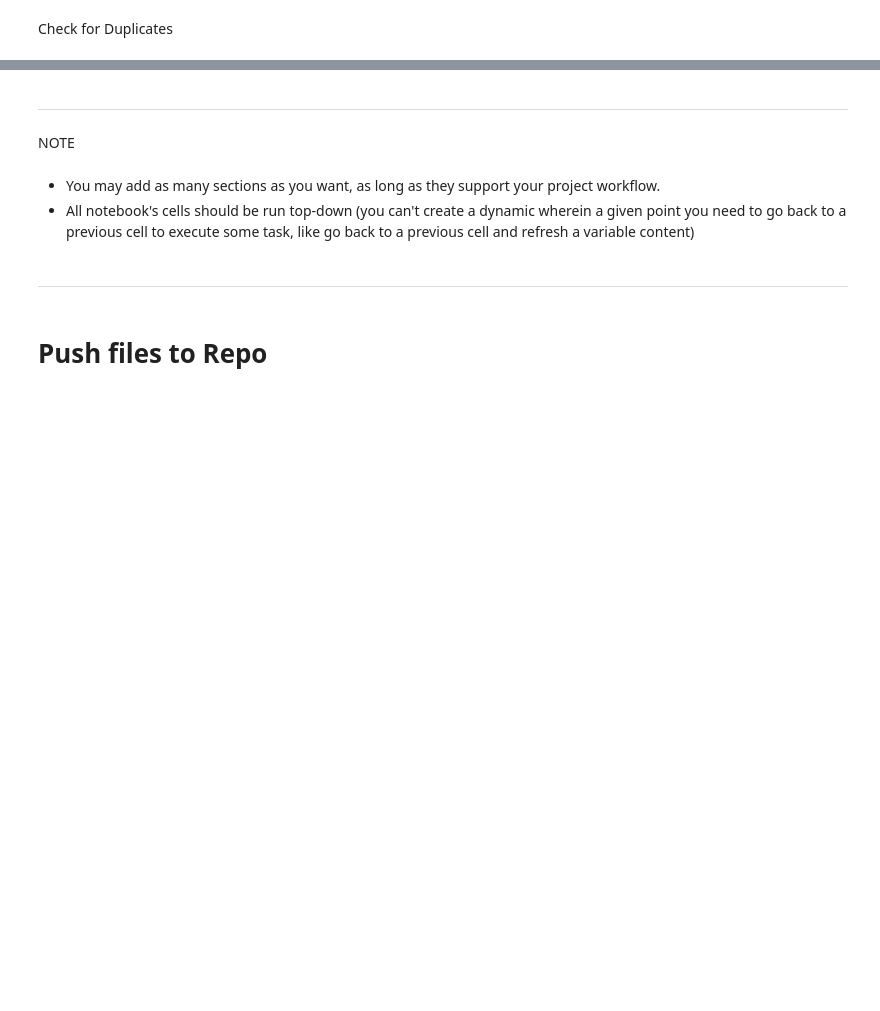
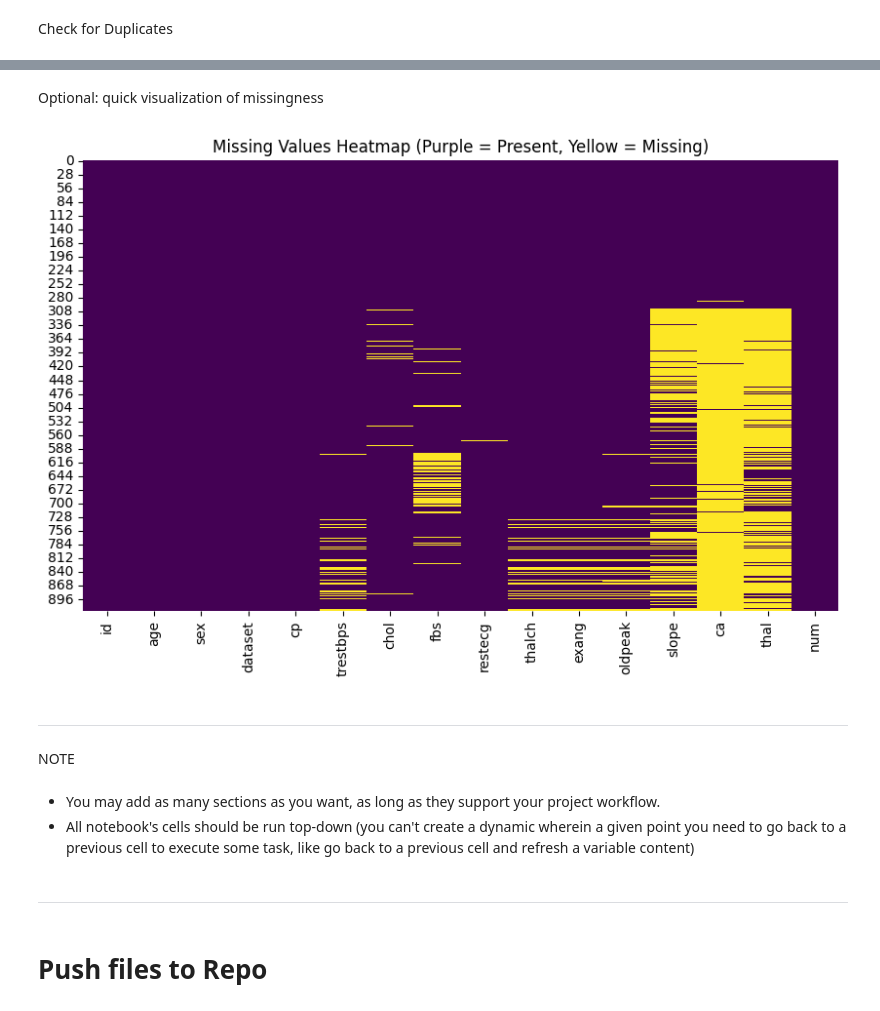
Before and after one commit to aaronalonsotorrens/Heart_disease_risk_predictor, a Jupyter notebook: jupyter_notebooks/Notebook_Template.ipynb, the cells around one changed output, grey strips where cells are left out. Drawn from its saved outputs; the diff is of its cells as text; code cells hidden in the pictures; blank space fills up the shorter version.

```diff
--- a/jupyter_notebooks/Notebook_Template.ipynb
+++ b/jupyter_notebooks/Notebook_Template.ipynb
@@ -199,2 +252,0 @@ Remove Duplicates:
-# %%
-df = df.drop_duplicates()
@@ -208,3 +278,15 @@ Number of duplicate rows after removal: 0
+# %% [markdown]
+Optional: quick visualization of missingness
+# %%
+import matplotlib.pyplot as plt  # Base plotting engine
+import seaborn as sns  # Makes statistical plots easier
+
+plt.figure(figsize=(10, 6))
+sns.heatmap(df.isnull(), cbar=False, cmap="viridis")  # One-liner missing values heatmap
+plt.title("Missing Values Heatmap (Purple = Present, Yellow = Missing)")
+plt.show()
+# %% [output]
+[figure, added]
 # %% [markdown]
 ---
 # %% [markdown]
```
Also changed, not shown: parts of 22 cells of this notebook, 2 other files.
